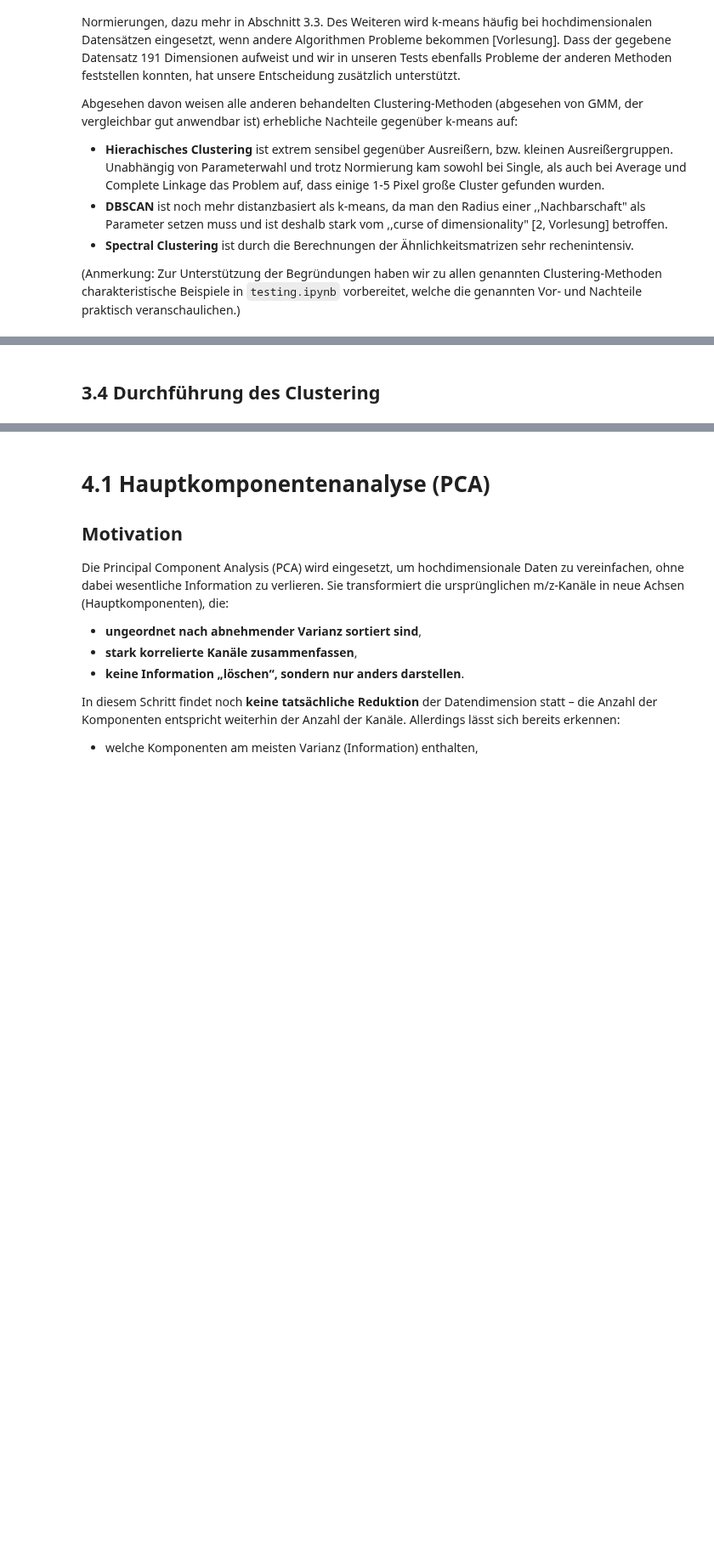
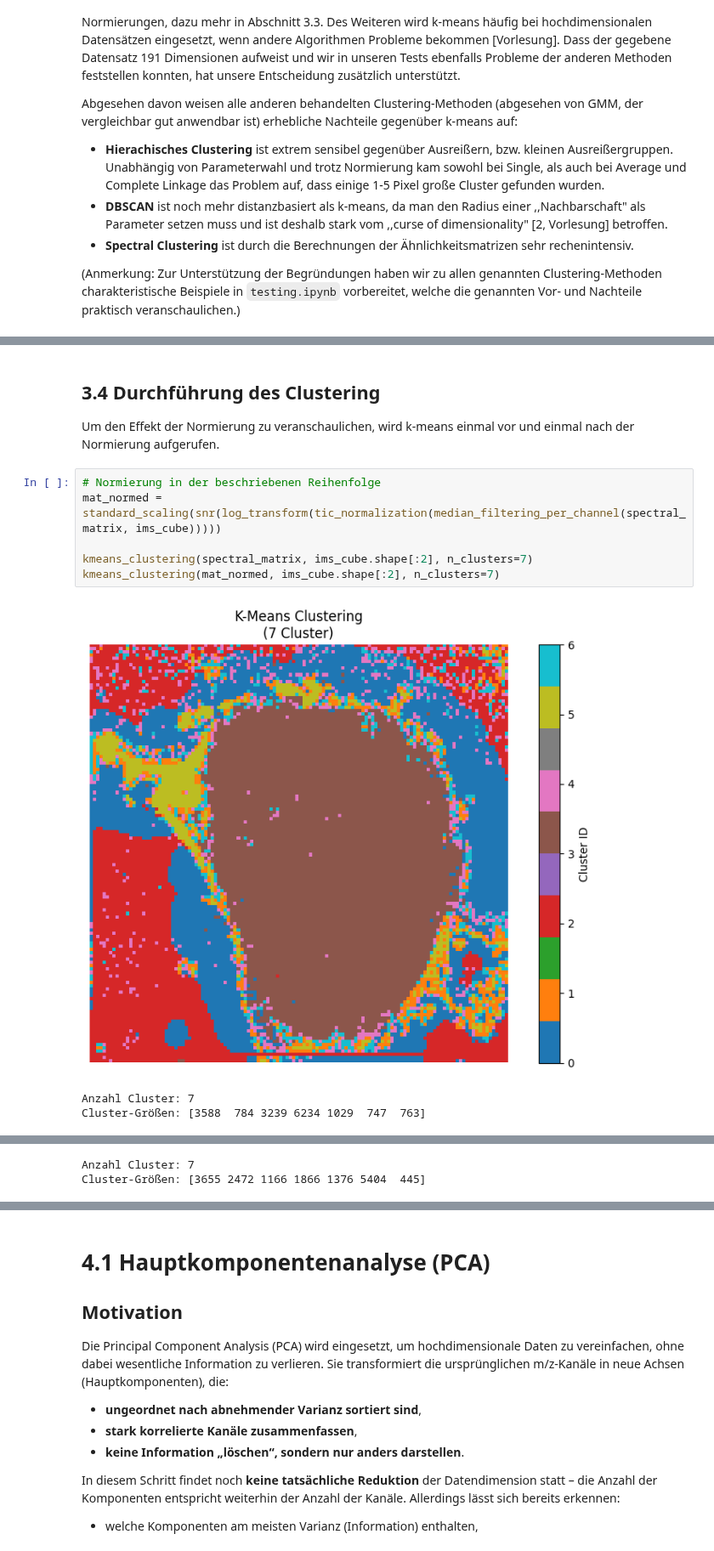
Before and after one commit to janphr03/MassSpectrometryImaging, a Jupyter notebook: Main.ipynb, the cells around one changed output, grey strips where cells are left out. Shown at 85% size. Cells and saved outputs as stored; diff of their text form; blank space fills up the shorter version.

```diff
--- a/Main.ipynb
+++ b/Main.ipynb
@@ -380,2 +390,14 @@ Abgesehen davon weisen alle anderen behandelten Clustering-Methoden (abgesehen v
 # %% [markdown]
 ## 3.4 Durchführung des Clustering
+
+Um den Effekt der Normierung zu veranschaulichen, wird k-means einmal vor und einmal nach der Normierung aufgerufen.
+# %%
+# Normierung in der beschriebenen Reihenfolge
+mat_normed = standard_scaling(snr(log_transform(tic_normalization(median_filtering_per_channel(spectral_matrix, ims_cube)))))
+
+kmeans_clustering(spectral_matrix, ims_cube.shape[:2], n_clusters=7)
+kmeans_clustering(mat_normed, ims_cube.shape[:2], n_clusters=7)
+# %% [output]
+[figure, added]
+Anzahl Cluster: 7
+Cluster-Größen: [3588  784 3239 6234 1029  747  763]
@@ -382,3 +405,5 @@ Abgesehen davon weisen alle anderen behandelten Clustering-Methoden (abgesehen v
+Anzahl Cluster: 7
+Cluster-Größen: [3655 2472 1166 1866 1376 5404  445]
 # %% [markdown]
 ## 3.5 Erkenntnisse
 
```
Also changed, not shown: parts of 4 cells of this notebook.
